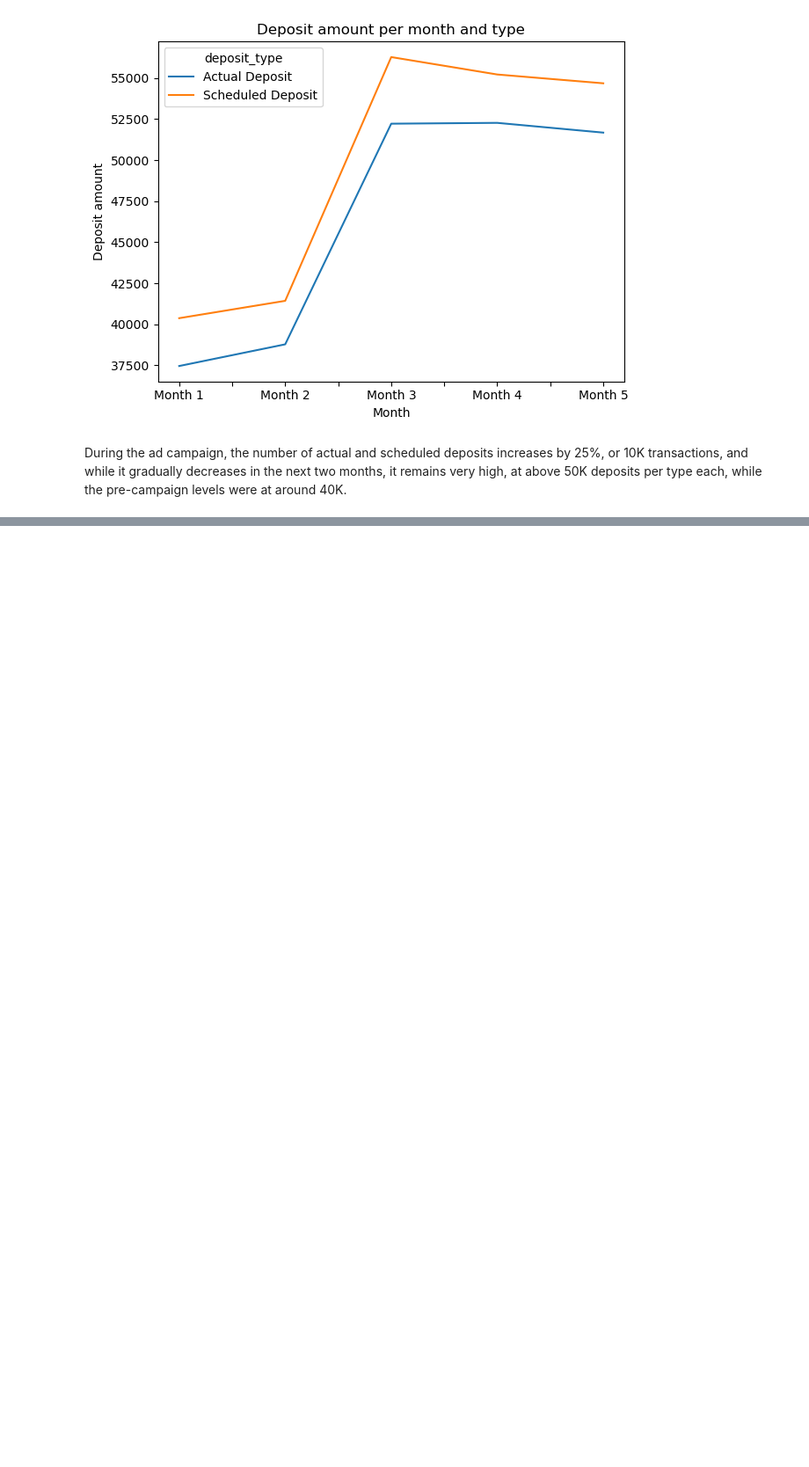
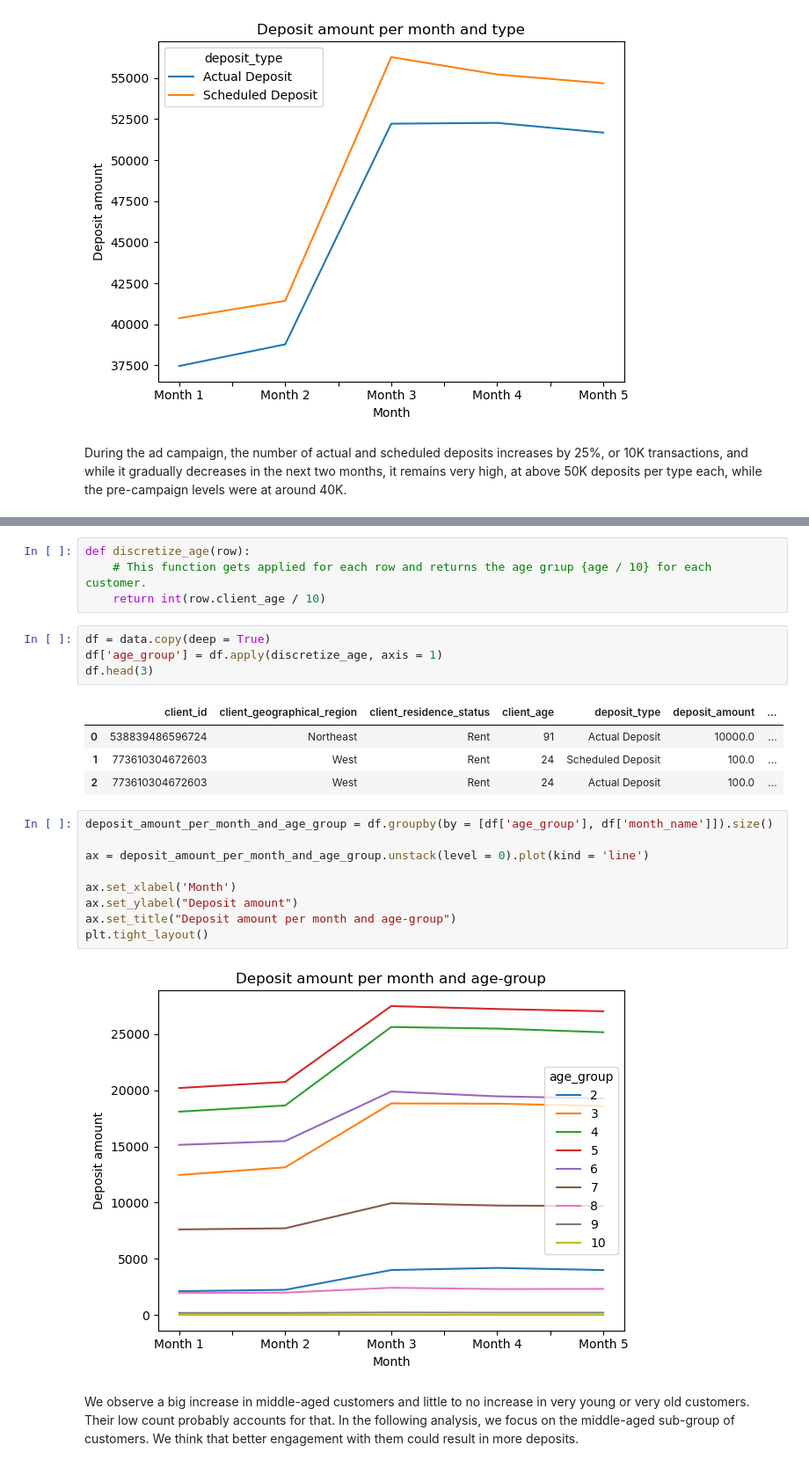
Before and after one commit to tugceturkkal/Data-Projects, a Jupyter notebook: Marketing Campaign Results.ipynb, the cells around one changed output, grey strips where cells are left out. Shown at 88% size. Drawn from its saved outputs; the diff is of its cells as text; blank space fills up the shorter version.

Commit message:
Marketing Campaign Results

```diff
--- a/Marketing Campaign Results.ipynb
+++ b/Marketing Campaign Results.ipynb
@@ -322,0 +329,26 @@ Based on the provided data, how would you recommend campaign strategy be adjuste
+# %%
+def discretize_age(row):
+    # This function gets applied for each row and returns the age grıup {age / 10} for each customer.
+    return int(row.client_age / 10)
+# %%
+df = data.copy(deep = True)
+df['age_group'] = df.apply(discretize_age, axis = 1)
+df.head(3)
+# %% [output]
+|  | client_id | client_geographical_region | client_residence_status | client_age | deposit_type | deposit_amount | ... |
+| 0 | 538839486596724 | Northeast | Rent | 91 | Actual Deposit | 10000.0 | ... |
+| 1 | 773610304672603 | West | Rent | 24 | Scheduled Deposit | 100.0 | ... |
+| 2 | 773610304672603 | West | Rent | 24 | Actual Deposit | 100.0 | ... |
+# %%
+deposit_amount_per_month_and_age_group = df.groupby(by = [df['age_group'], df['month_name']]).size()
+
+ax = deposit_amount_per_month_and_age_group.unstack(level = 0).plot(kind = 'line')
+
+ax.set_xlabel('Month')
+ax.set_ylabel("Deposit amount")
+ax.set_title("Deposit amount per month and age-group")
+plt.tight_layout()
+# %% [output]
+[figure, added]
+# %% [markdown]
+We observe a big increase in middle-aged customers and little to no increase in very young or very old customers. Their low count probably accounts for that. In the following analysis, we focus on the middle-aged sub-group of customers. We think that better engagement with them could result in more deposits.
```
Also changed, not shown: parts of 13 cells of this notebook.
